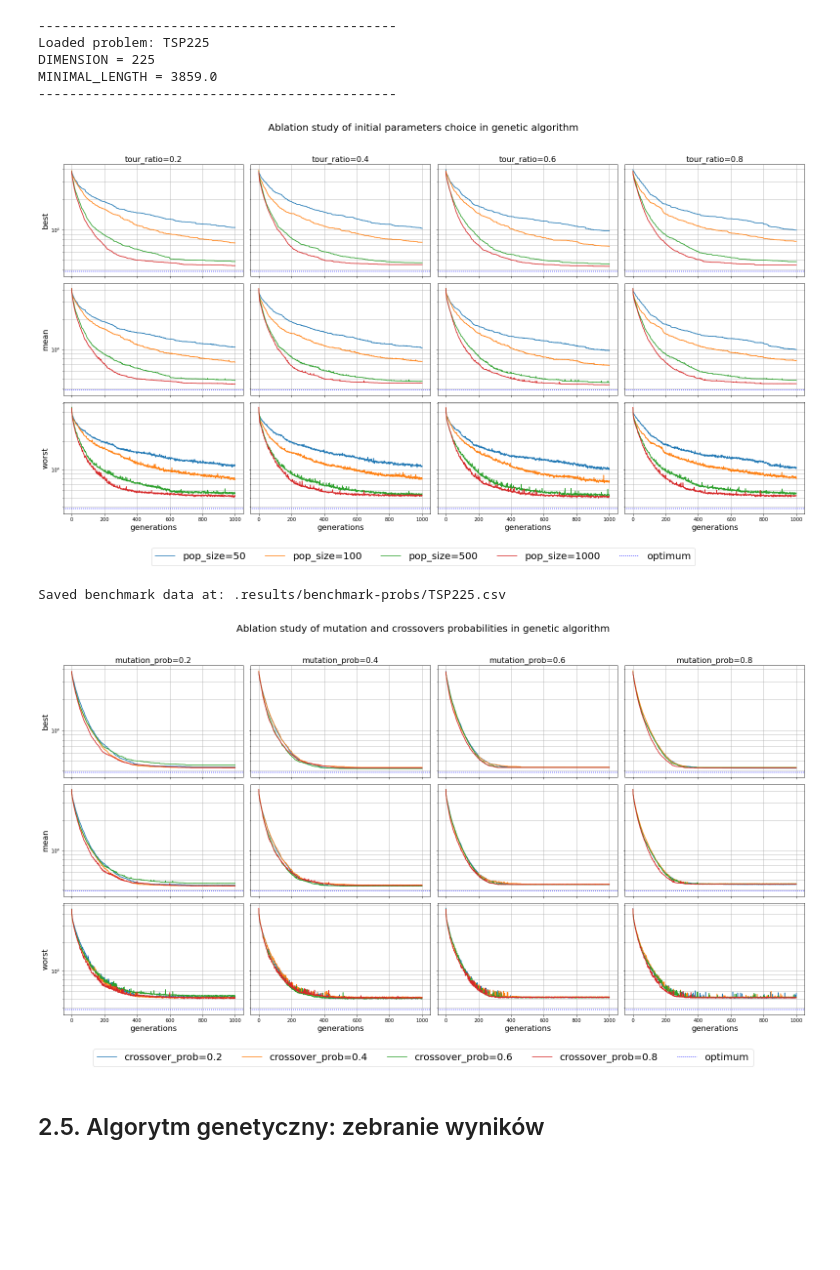
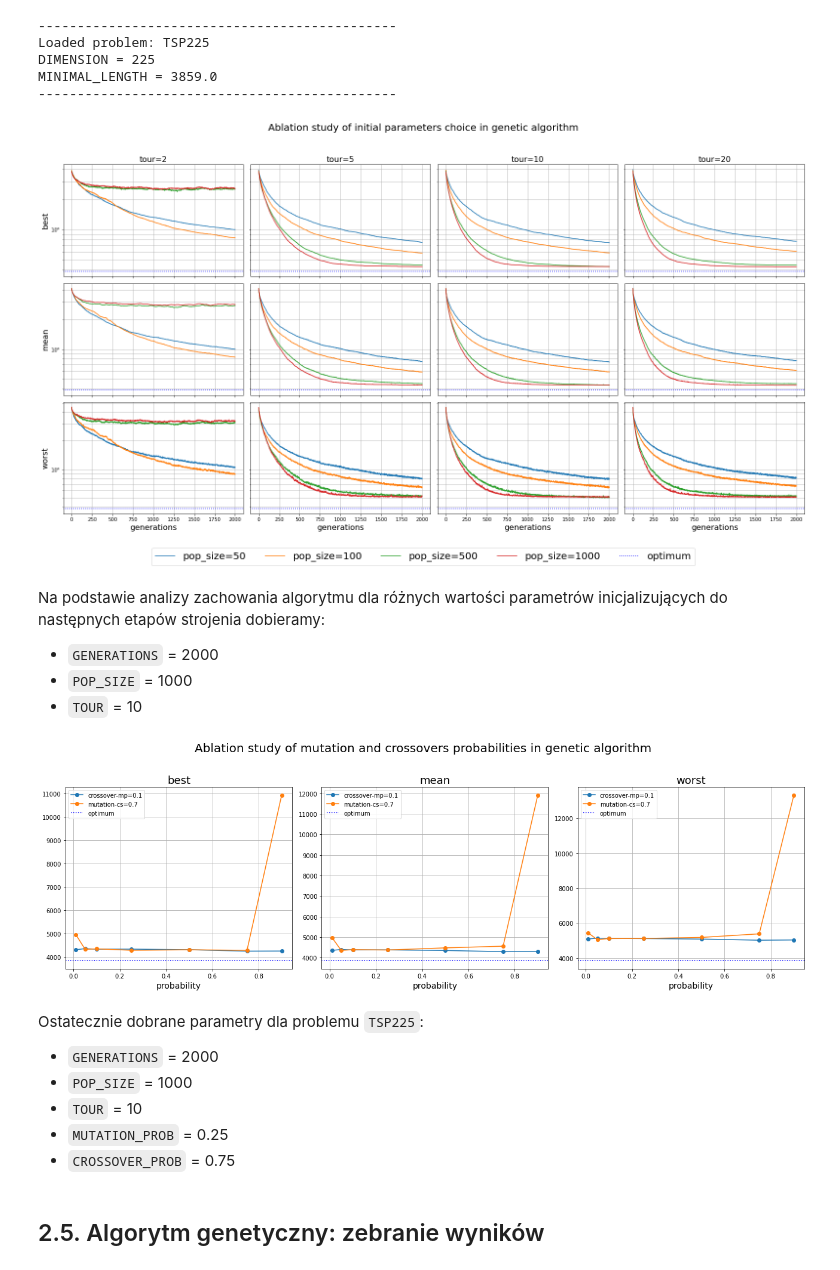
Before and after one commit to PatRyg99/ML-PWR-2022, a Jupyter notebook: Lista 2/lista-2.ipynb, the cells around one changed output. Cells and saved outputs as stored; diff of their text form; code cells hidden in the pictures; blank space fills up the shorter version.

```diff
--- a/Lista 2/lista-2.ipynb
+++ b/Lista 2/lista-2.ipynb
@@ -187,12 +198,18 @@ plot_benchmark_params(f".results/benchmark-params/{problem.name}.csv", optimum=p
 # %%
 GENERATIONS = 400
-POP_SIZE = 500
-TOUR_RATIO = 0.6
+POP_SIZE = 1000
+TOUR = 2
+REPEATS = 5
 
-mutation_probs = [0.2, 0.4, 0.6, 0.8]
-crossover_probs = [0.2, 0.4, 0.6, 0.8]
+probs = [0.01, 0.05, 0.1, 0.25, 0.5, 0.75, 0.9]
 
 # Results already collected
-# benchmark_probs(problem, GENERATIONS, POP_SIZE, TOUR_RATIO, mutation_probs, crossover_probs, csv_path=".results/benchmark-probs/")
-plot_benchmark_probs(f".results/benchmark-probs/{problem.name}.csv", optimum=problem.minimal_length)
+# benchmark_probs(problem, GENERATIONS, POP_SIZE, TOUR, [0.1], probs, REPEATS, csv_path=".results/benchmark-crossover/")
+# benchmark_probs(problem, GENERATIONS, POP_SIZE, TOUR, probs, [0.7], REPEATS, csv_path=".results/benchmark-mutation/")
+
+plot_benchmark_probs(
+    f".results/benchmark-crossover/{problem.name}.csv",
+    f".results/benchmark-mutation/{problem.name}.csv",
+    optimum=problem.minimal_length
+)
 # %% [output]
@@ -277,29 +345,47 @@ DIMENSION = 225
 MINIMAL_LENGTH = 3859.0
 ----------------------------------------------
 # %%
-GENERATIONS = 1000
+GENERATIONS = 2000
 POP_SIZE = [50, 100, 500, 1000]
-TOUR_RATIO = [0.2, 0.4, 0.6, 0.8]
+TOUR = [2, 5, 10, 20]
+REPEAT = 5
+
 
 # Results already collected
-# benchmark_params(problem, GENERATIONS, POP_SIZE, TOUR_RATIO, csv_path=".results/benchmark-params/")
+# benchmark_params(problem, GENERATIONS, POP_SIZE, TOUR, REPEAT, csv_path=".results/benchmark-params/")
 plot_benchmark_params(f".results/benchmark-params/{problem.name}.csv", optimum=problem.minimal_length)
 # %% [output]
-[figure, old version]
+[figure, new version]
+# %% [markdown]
+Na podstawie analizy zachowania algorytmu dla różnych wartości parametrów inicjalizujących do następnych etapów strojenia dobieramy:
+* `GENERATIONS` = 2000
+* `POP_SIZE` = 1000
+* `TOUR` = 10
 # %%
-GENERATIONS = 1000
+GENERATIONS = 2000
 POP_SIZE = 1000
-TOUR_RATIO = 0.6
+TOUR = 10
 
-mutation_probs = [0.2, 0.4, 0.6, 0.8]
-crossover_probs = [0.2, 0.4, 0.6, 0.8]
+probs = [0.01, 0.05, 0.1, 0.25, 0.5, 0.75, 0.9]
 
 # Results already collected
-# benchmark_probs(problem, GENERATIONS, POP_SIZE, TOUR_RATIO, mutation_probs, crossover_probs, csv_path=".results/benchmark-probs/")
-plot_benchmark_probs(f".results/benchmark-probs/{problem.name}.csv", optimum=problem.minimal_length)
+# benchmark_probs(problem, GENERATIONS, POP_SIZE, TOUR, [0.1], probs, REPEATS, csv_path=".results/benchmark-crossover/")
+benchmark_probs(problem, GENERATIONS, POP_SIZE, TOUR, probs, [0.7], REPEATS, csv_path=".results/benchmark-mutation/")
+
+plot_benchmark_probs(
+    f".results/benchmark-crossover/{problem.name}.csv",
+    f".results/benchmark-mutation/{problem.name}.csv",
+    optimum=problem.minimal_length
+)
 # %% [output]
-Saved benchmark data at: .results/benchmark-probs/TSP225.csv
-[figure, old version]
+[figure, new version]
+# %% [markdown]
+Ostatecznie dobrane parametry dla problemu `TSP225`:
+* `GENERATIONS` = 2000
+* `POP_SIZE` = 1000
+* `TOUR` = 10
+* `MUTATION_PROB` = 0.25
+* `CROSSOVER_PROB` = 0.75
 # %% [markdown]
 ## 2.5. Algorytm genetyczny: zebranie wyników
 # %% [markdown]
```
Also changed, not shown: parts of 24 cells of this notebook, 34 other files.
